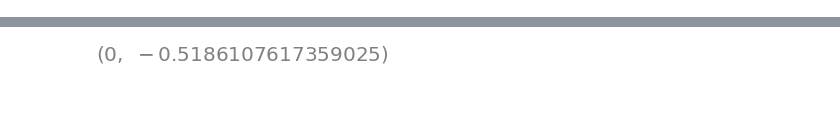
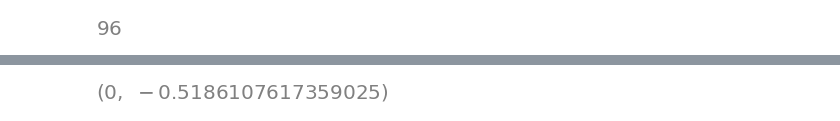
Before and after one commit to fh9g12/FwtModels, a Jupyter notebook: Workbooks/15_Rolling Rig V3/3_GenerateFixedTimeSeries.ipynb, the cells around one changed output, grey strips where cells are left out. Cells and saved outputs as stored; diff of their text form; code cells hidden in the pictures; blank space fills up the shorter version.

```diff
--- a/Workbooks/15_Rolling Rig V3/3_GenerateFixedTimeSeries.ipynb
+++ b/Workbooks/15_Rolling Rig V3/3_GenerateFixedTimeSeries.ipynb
@@ -111,6 +111,10 @@ for time_const in T:
             beta = (tm)*8.4e-4*v**2+offset[i]
             attitudes.append(({"AileronAngle":aas[i],},{"V":v,"beta":beta,"T":time_const}))
 jobs=[({**config,**att},{**params,**config_params,**att_params}) for config,config_params in configs for att,att_params in attitudes]
+# %%
+len(jobs)
+# %% [output]
+[figure, added]
 # %%
 %%time
 j_i = 10
```
Also changed, not shown: parts of 8 cells of this notebook, 7 other files.
